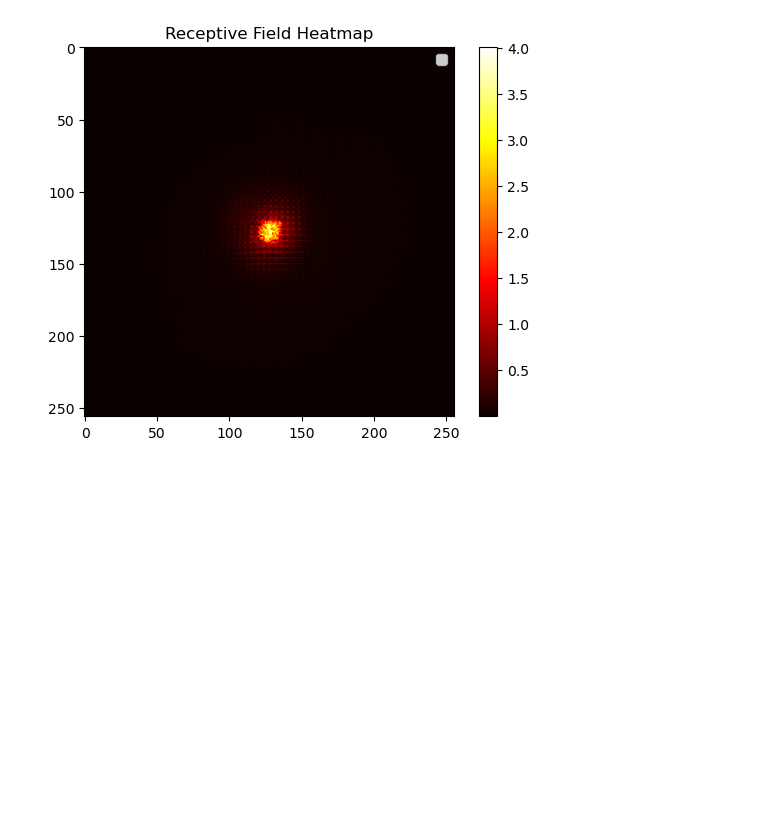
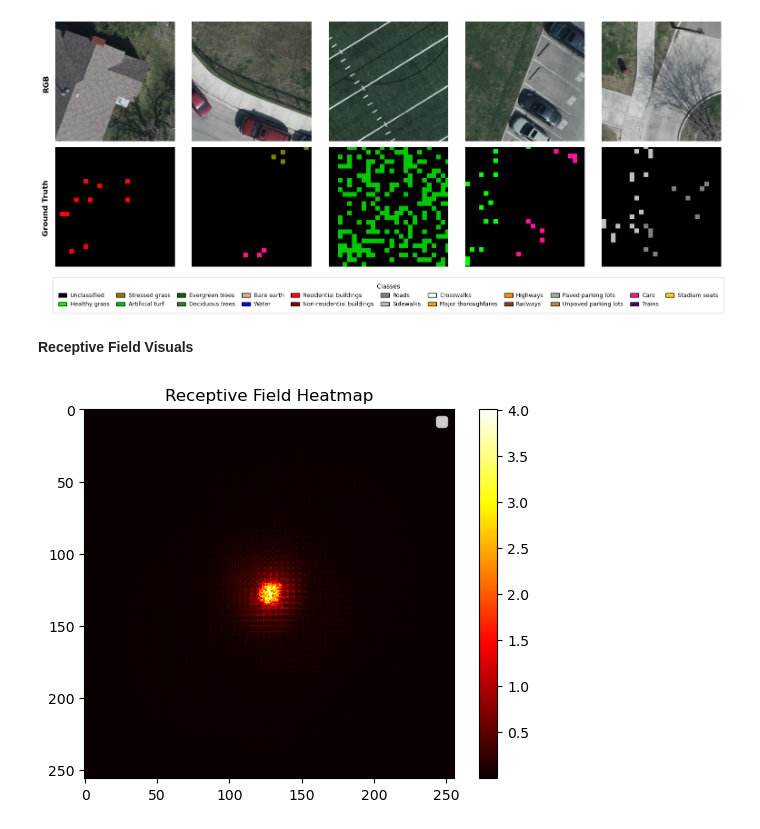
Before and after one commit to hpfref/The-Role-of-Spatial-Context-in-Deep-Learning-based-Semantic-Segmentation-of-Remote-Sensing-Imagery, a Jupyter notebook: dfc18/visualize.ipynb, the cells around one changed output. Drawn from its saved outputs; the diff is of its cells as text; code cells hidden in the pictures; blank space fills up the shorter version.

```diff
--- a/dfc18/visualize.ipynb
+++ b/dfc18/visualize.ipynb
@@ -143,3 +220,10 @@ FileNotFoundError: [Errno 2] No such file or directory: 'trained_models/segmenta
+# %%
+patch_indices = [3,57,1,48,54]  # keep 3,57,1,48,54 | bis 70 geschaut
+visualize_rgb_grid(patch_indices, ds, show_gt=True)
+# %% [output]
+[figure, added]
+# %% [markdown]
+**Receptive Field Visuals**
 # %%
 def compute_receptive_field(model, input_shape=(1, 4, 128, 128), output_pos=(0, 0, 64, 64), visualize=True):
     model.eval()
```
Also changed, not shown: parts of 5 cells of this notebook, 57 other files.
